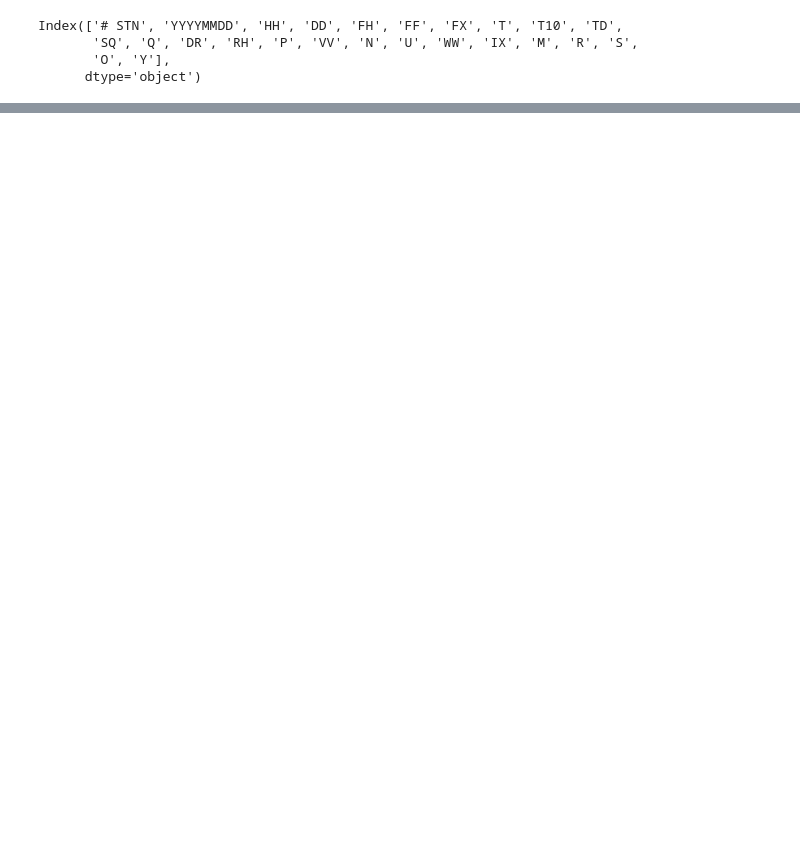
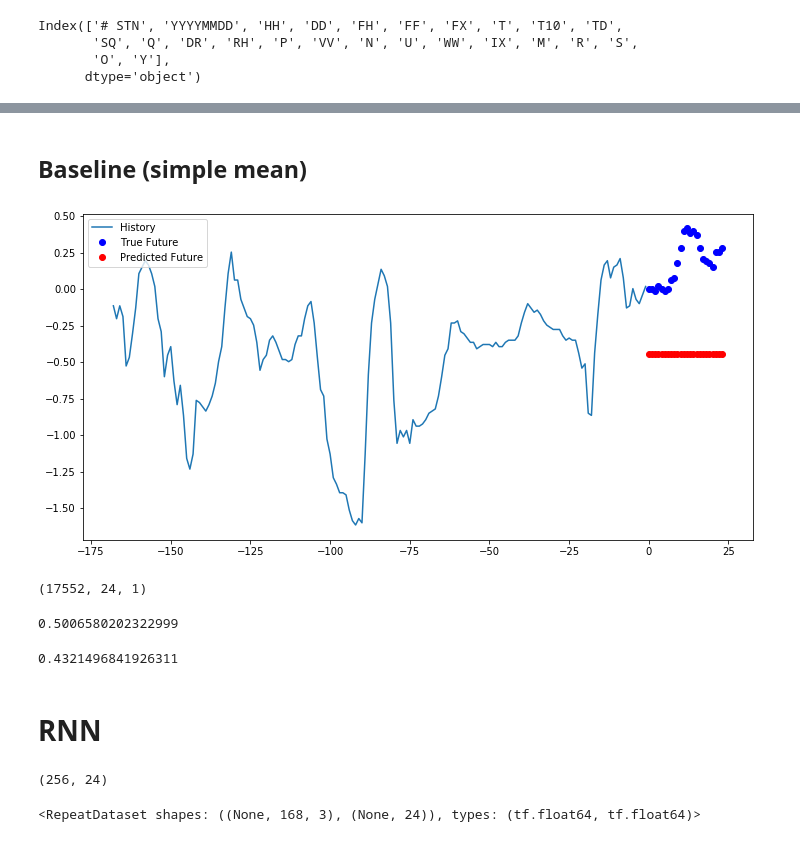
Before and after one commit to jrnhofman/Miscellaneous, a Jupyter notebook: temperature_prediction_with_rnns/hourly_temperature_prediction.ipynb, the cells around one changed output, grey strips where cells are left out. Saved outputs shown, nothing was run; the diff lists cells and outputs as text; code cells hidden in the pictures; blank space fills up the shorter version.

```diff
--- a/temperature_prediction_with_rnns/hourly_temperature_prediction.ipynb
+++ b/temperature_prediction_with_rnns/hourly_temperature_prediction.ipynb
@@ -109,0 +138,4 @@ hourly_data
+# %%
+temp_only_data = hourly_data['T']
+temp_only_data.index = hourly_data.index.values
+temp_only_data.head()
@@ -109,0 +149,8 @@ hourly_data
+# %%
+# Normalisation
+temp_only_data_train_mean = temp_only_data[:TRAIN_SIZE].mean()
+temp_only_data_train_std = temp_only_data[:TRAIN_SIZE].std()
+
+temp_only_data = (temp_only_data - temp_only_data_train_mean) / temp_only_data_train_std
+
+temp_only_data = temp_only_data.values
@@ -109,0 +162,10 @@ hourly_data
+# %%
+history_size = 7*24
+target_size = 24
+
+x_train, y_train = univariate_data(temp_only_data, 0, TRAIN_SIZE,
+                                           history_size,
+                                           target_size)
+x_val, y_val = univariate_data(temp_only_data, TRAIN_SIZE, None,
+                                       history_size,
+                                       target_size)
@@ -109,0 +195,44 @@ hourly_data
+# %% [markdown]
+## Baseline (simple mean)
+# %%
+# Again credit to https://www.tensorflow.org/tutorials/structured_data/time_series
+def create_time_steps(length):
+    return list(range(-length, 0))
+
+def multi_step_plot(history, true_future, prediction):
+    plt.figure(figsize=(12, 6))
+    num_in = create_time_steps(len(history))
+    num_out = len(true_future)
+
+    plt.plot(num_in, np.array(history[:]), label='History')
+    plt.plot(np.arange(num_out), np.array(true_future), 'bo',
+           label='True Future')
+    if prediction.any():
+        plt.plot(np.arange(num_out), np.array(prediction), 'ro',
+             label='Predicted Future')
+    plt.legend(loc='upper left')
+    plt.show()
+# %%
+w = np.random.randint(0,x_train.shape[0])
+
+multi_step_plot(x_train[w], y_train[w], np.mean(x_train[w]).repeat(len(y_train[w])))
+# %% [output]
+[figure, added]
+# %%
+x_val[:,-24:,:].shape
+# %% [output]
+(17552, 24, 1)
+# %%
+# Base loss (mean of last week)
+
+pd.DataFrame(y_val).subtract(x_val.mean(axis=1)).applymap(abs).apply(sum).sum() / (y_val.shape[0] * y_val.shape[1])
+# %% [output]
+0.5006580202322999
+# %%
+# Base loss (mean of last day)
+
+pd.DataFrame(y_val).subtract(x_val[:,-24:,:].mean(axis=1)).applymap(abs).apply(sum).sum() / (y_val.shape[0] * y_val.shape[1])
+# %% [output]
+0.4321496841926311
+# %% [markdown]
+# RNN
@@ -109,0 +257,9 @@ hourly_data
+# %%
+for x,y in val.take(1):
+    print(simple_lstm_model.predict(x).shape)
+# %% [output]
+(256, 24)
+# %%
+train
+# %% [output]
+<RepeatDataset shapes: ((None, 168, 3), (None, 24)), types: (tf.float64, tf.float64)>
```
Also changed, not shown: parts of 50 cells of this notebook, 3 other files.
